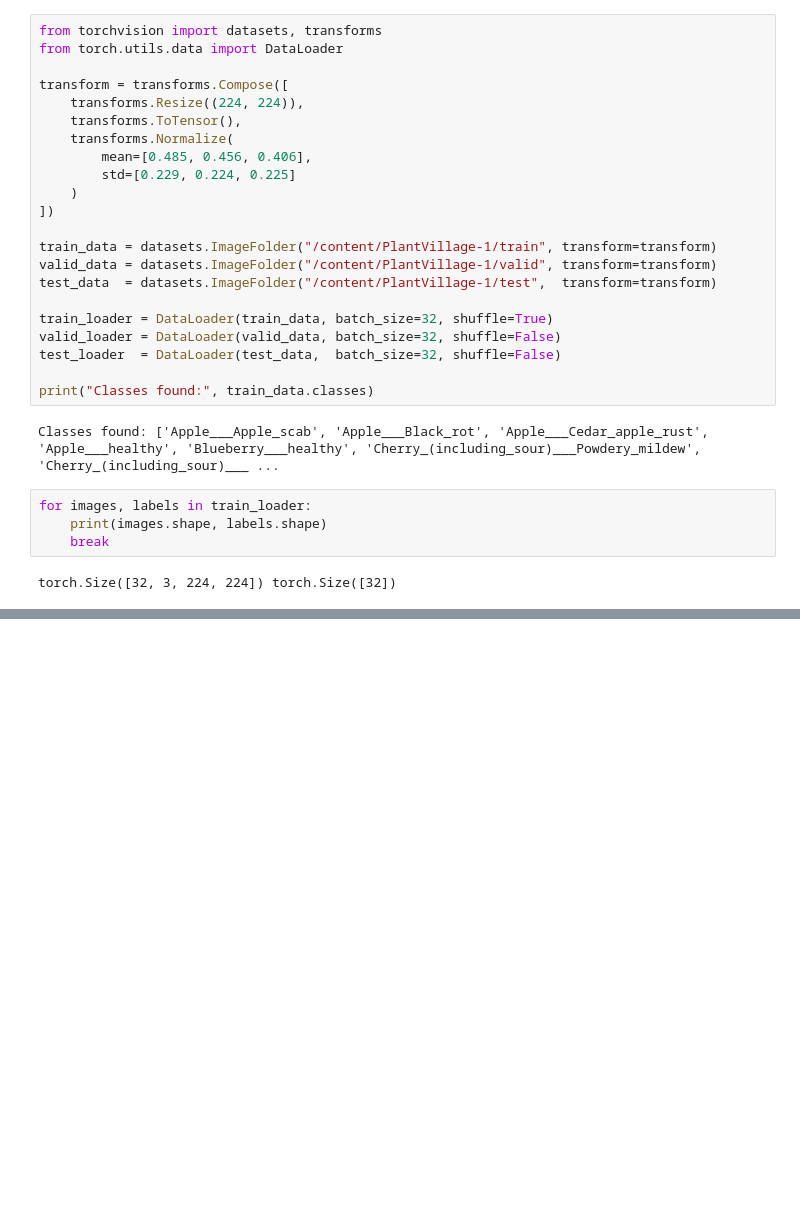
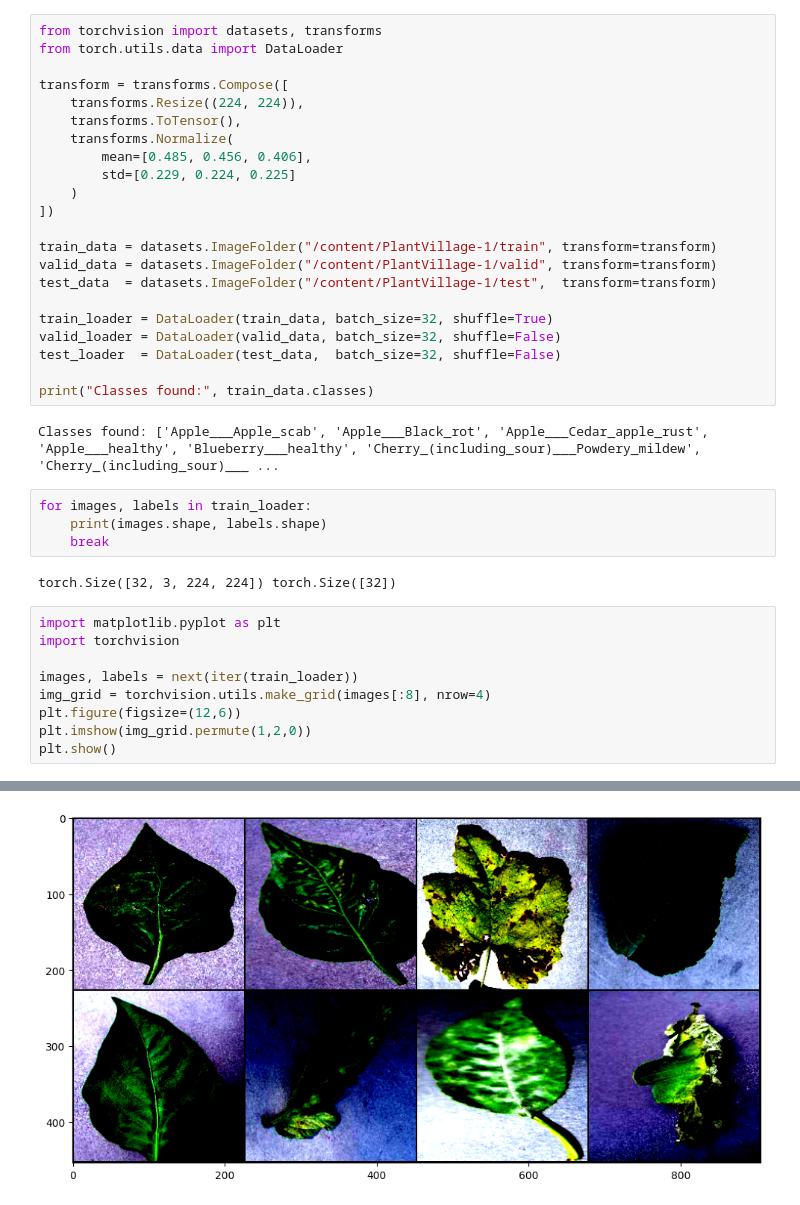
Before and after one commit to Sudeeppp-Mishra/LeafLens, a Jupyter notebook: Train_Crop_Disease_Prediction.ipynb, the cells around one changed output, grey strips where cells are left out. Cells and saved outputs as stored; diff of their text form; blank space fills up the shorter version.

Commit message:
feat: visualize some sample images using matplotlib

```diff
--- a/Train_Crop_Disease_Prediction.ipynb
+++ b/Train_Crop_Disease_Prediction.ipynb
@@ -72,3 +72,13 @@ for images, labels in train_loader:
     break
 # %% [output]
 torch.Size([32, 3, 224, 224]) torch.Size([32])
+# %%
+import matplotlib.pyplot as plt
+import torchvision
+
+images, labels = next(iter(train_loader))
+img_grid = torchvision.utils.make_grid(images[:8], nrow=4)
+plt.figure(figsize=(12,6))
+plt.imshow(img_grid.permute(1,2,0))
+plt.show()
+# %% [output]
@@ -74,0 +86 @@ torch.Size([32, 3, 224, 224]) torch.Size([32])
+[figure, added]
```
Also changed, not shown: parts of 1 cell of this notebook.
